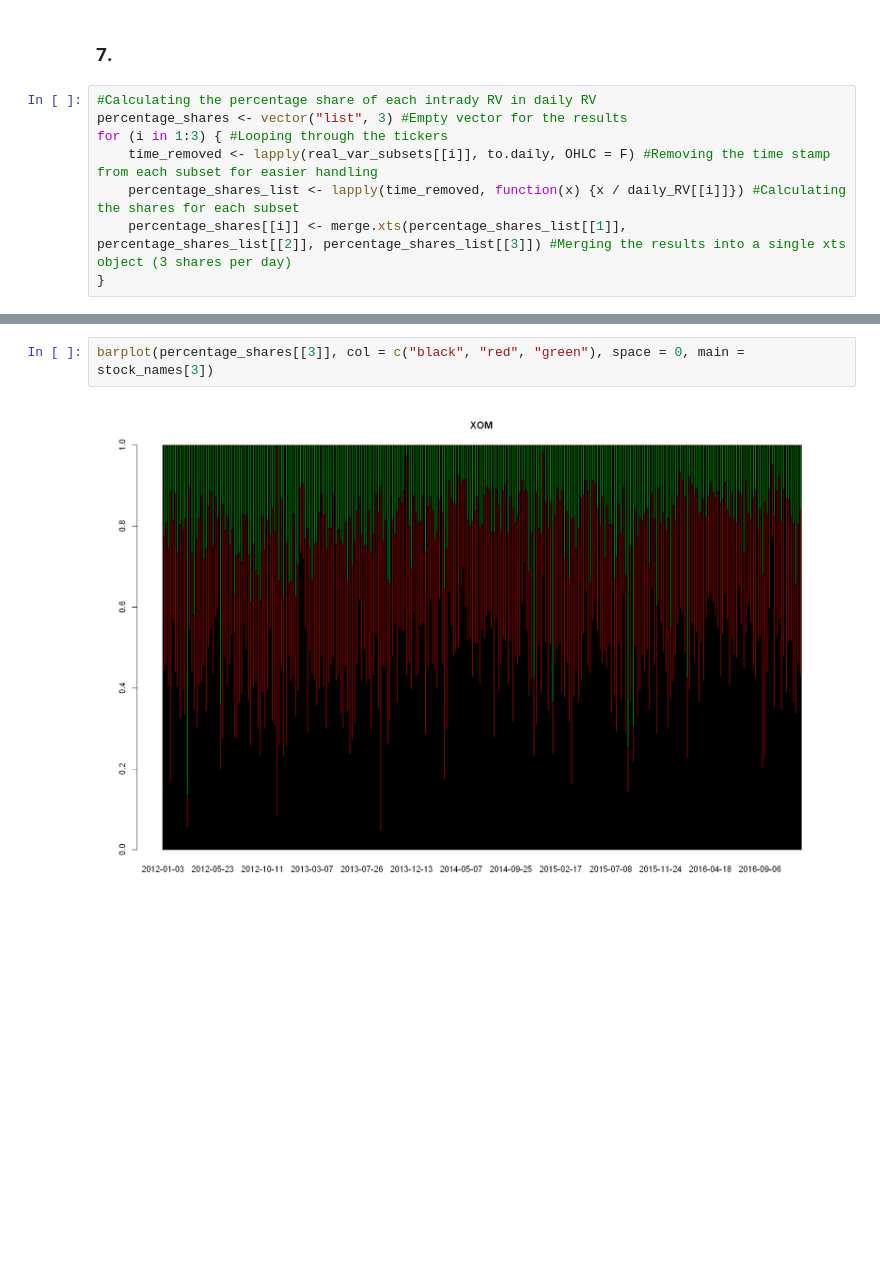
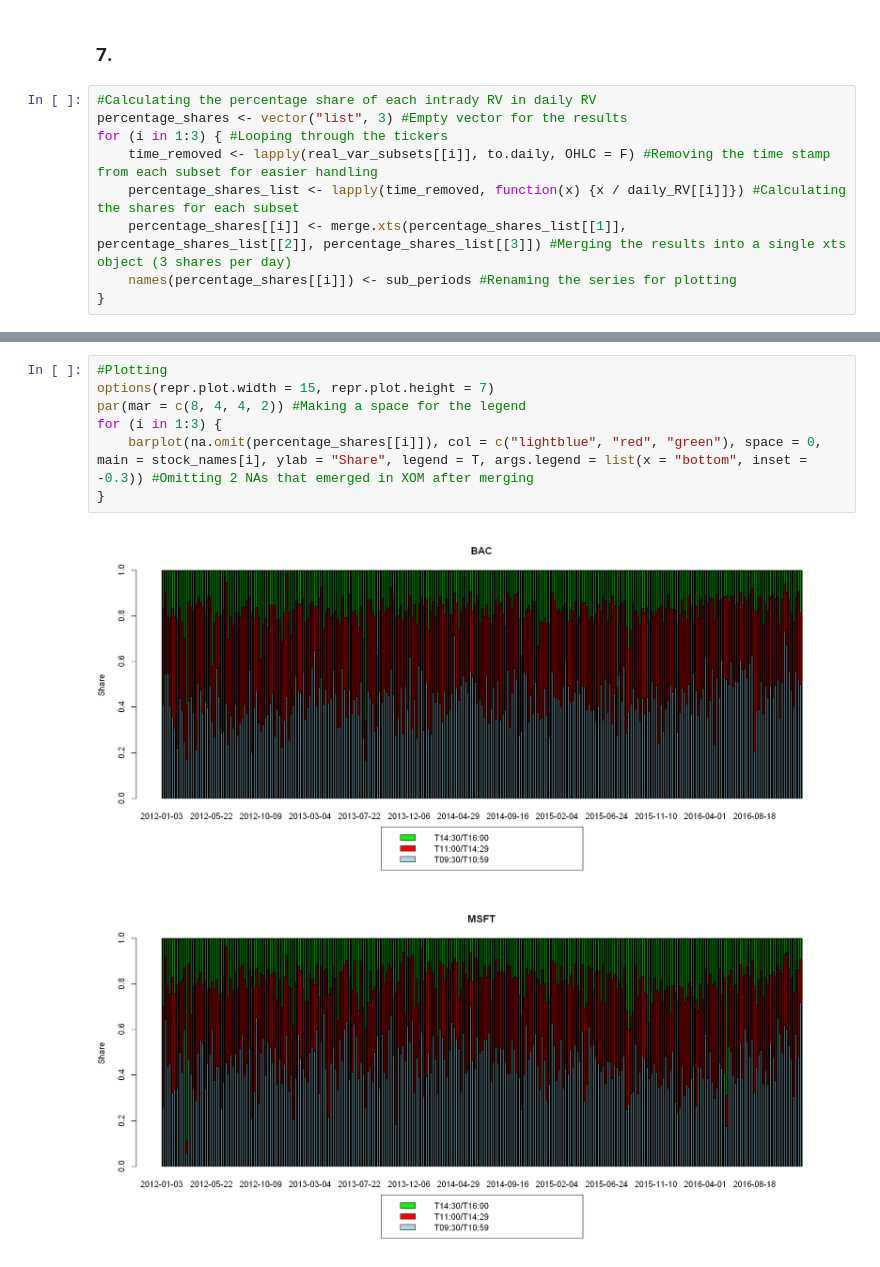
Before and after one commit to JanK0095/Financial-Econometrics-Course-Projects, a Jupyter notebook: HW3/FE1_HW3_Kubal_Mattanelli.ipynb, the cells around one changed output, grey strips where cells are left out. Saved outputs shown, nothing was run; the diff lists cells and outputs as text; blank space fills up the shorter version.

```diff
--- a/HW3/FE1_HW3_Kubal_Mattanelli.ipynb
+++ b/HW3/FE1_HW3_Kubal_Mattanelli.ipynb
@@ -577,4 +588,5 @@ for (i in 1:3) { #Looping through the tickers
     time_removed <- lapply(real_var_subsets[[i]], to.daily, OHLC = F) #Removing the time stamp from each subset for easier handling
     percentage_shares_list <- lapply(time_removed, function(x) {x / daily_RV[[i]]}) #Calculating the shares for each subset
     percentage_shares[[i]] <- merge.xts(percentage_shares_list[[1]], percentage_shares_list[[2]], percentage_shares_list[[3]]) #Merging the results into a single xts object (3 shares per day)
+    names(percentage_shares[[i]]) <- sub_periods #Renaming the series for plotting
 }
@@ -591,4 +593,10 @@ barplot(percentage_shares[[2]], col = c("black", "red", "green"), space = 0, mai
-# %%
-barplot(percentage_shares[[3]], col = c("black", "red", "green"), space = 0, main = stock_names[3])
-# %% [output]
-[figure, removed]
+# %%
+#Plotting
+options(repr.plot.width = 15, repr.plot.height = 7)
+par(mar = c(8, 4, 4, 2)) #Making a space for the legend
+for (i in 1:3) {
+    barplot(na.omit(percentage_shares[[i]]), col = c("lightblue", "red", "green"), space = 0, main = stock_names[i], ylab = "Share", legend = T, args.legend = list(x = "bottom", inset = -0.3)) #Omitting 2 NAs that emerged in XOM after merging
+}
+# %% [output]
+[figure, added]
+[figure, added]
```
Also changed, not shown: parts of 16 cells of this notebook.
